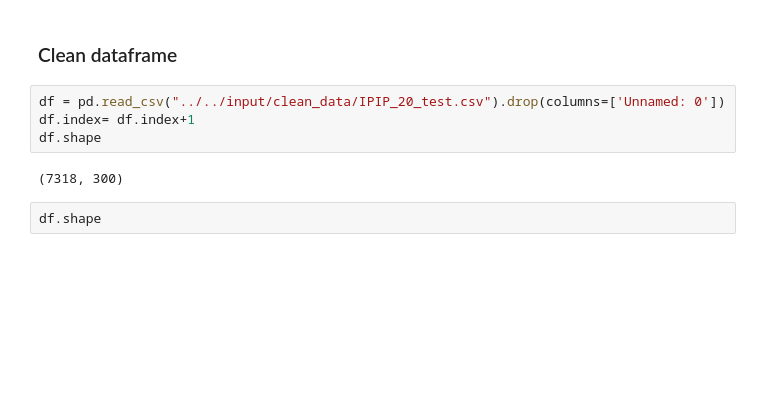
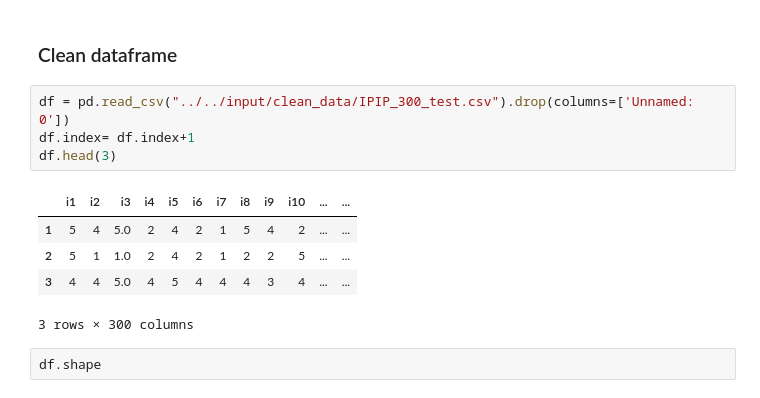
Before and after one commit to AnaSenso/DM0320-final-project, a Jupyter notebook: src/testing_docs/Factor Analysis - Test - Dimension.ipynb, the cells around one changed output. Cells and saved outputs as stored; diff of their text form; blank space fills up the shorter version.

```diff
--- a/src/testing_docs/Factor Analysis - Test - Dimension.ipynb
+++ b/src/testing_docs/Factor Analysis - Test - Dimension.ipynb
@@ -18,11 +18,15 @@ def drop_nn(df):
 # %% [markdown]
 ### Clean dataframe
 # %%
-df = pd.read_csv("../../input/clean_data/IPIP_20_test.csv").drop(columns=['Unnamed: 0'])
+df = pd.read_csv("../../input/clean_data/IPIP_300_test.csv").drop(columns=['Unnamed: 0'])
 df.index= df.index+1
-df.shape
+df.head(3)
 # %% [output]
+|  | i1 | i2 | i3 | i4 | i5 | i6 | i7 | i8 | i9 | i10 | ... | ... |
+| 1 | 5 | 4 | 5.0 | 2 | 4 | 2 | 1 | 5 | 4 | 2 | ... | ... |
+| 2 | 5 | 1 | 1.0 | 2 | 4 | 2 | 1 | 2 | 2 | 5 | ... | ... |
+| 3 | 4 | 4 | 5.0 | 4 | 5 | 4 | 4 | 4 | 3 | 4 | ... | ... |
-(7318, 300)
+3 rows × 300 columns
 # %%
 df.shape
 # %% [output]
```
Also changed, not shown: 1 other file.
